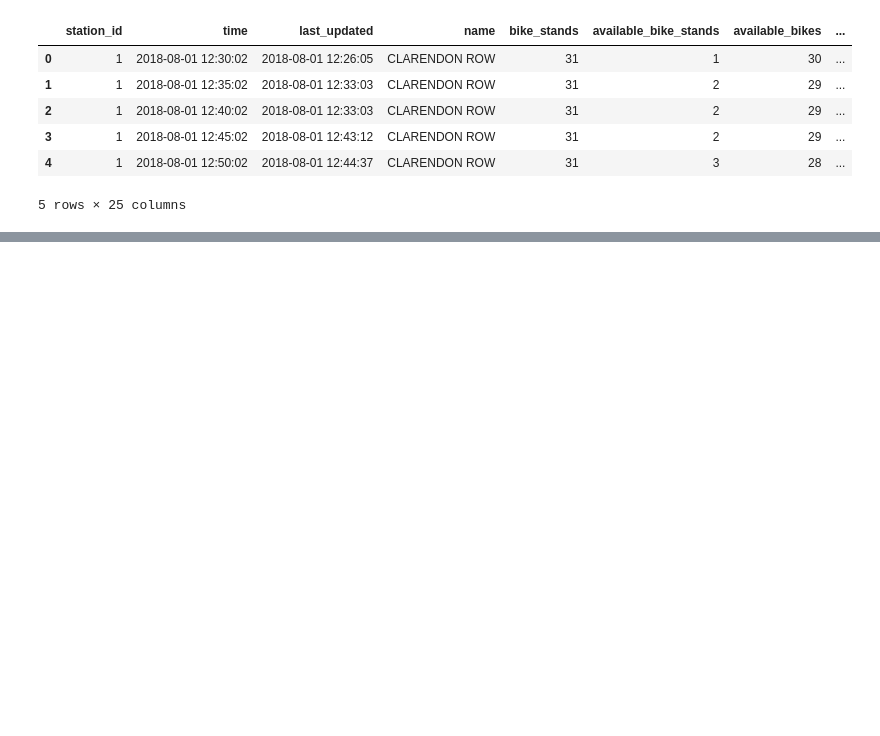
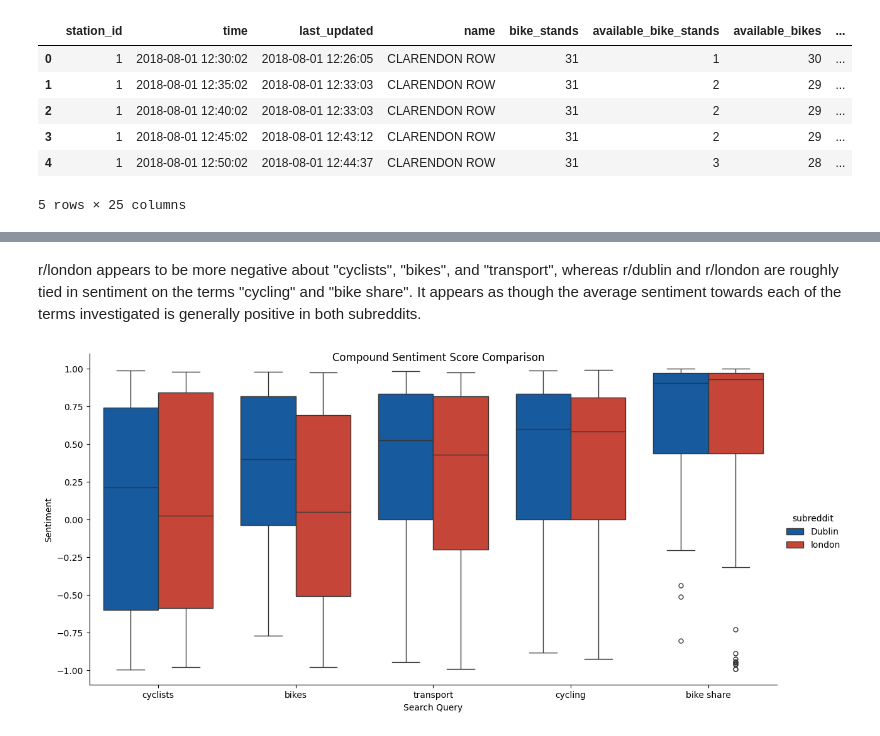
Before and after one commit to step-hen-burke/CA2, a Jupyter notebook: data_processing.ipynb, the cells around one changed output, grey strips where cells are left out. Drawn from its saved outputs; the diff is of its cells as text; code cells hidden in the pictures; blank space fills up the shorter version.

```diff
--- a/data_processing.ipynb
+++ b/data_processing.ipynb
@@ -1087,0 +1104,19 @@ weather_population_dublin_bikes.to_parquet(dublin_bike_folder/'combined_data_wea
+# %%
+from nltk.sentiment import SentimentIntensityAnalyzer
+from nltk.tokenize import word_tokenize
+from nltk.corpus import stopwords
+from nltk.stem import WordNetLemmatizer
+import string
+import contractions
+
+lemmatizer = WordNetLemmatizer()
+stop_words = set(stopwords.words('english'))
+
+def text_preprocess(text):
+    # splitting and rejoining removes double whitespace, newline characters, etc.
+    lower_text = ' '.join(text.split())
+    fixed_text = contractions.fix(text)
+    tokens = word_tokenize(fixed_text)
+    filtered_tokens = [x for x in tokens if x not in stop_words and x not in string.punctuation]
+    lemmatized_tokens = [lemmatizer.lemmatize(x) for x in filtered_tokens]
+    return ' '.join(lemmatized_tokens).lower()
@@ -1087,0 +1213,10 @@ weather_population_dublin_bikes.to_parquet(dublin_bike_folder/'combined_data_wea
+# %% [markdown]
+r/london appears to be more negative about "cyclists", "bikes", and "transport", whereas r/dublin and r/london are roughly tied in sentiment on the terms "cycling" and "bike share". It appears as though the average sentiment towards each of the terms investigated is generally positive in both subreddits.
+# %%
+# Using palette retrieved from colouring for colourblindness
+g = sns.catplot(x='search_query', y='compound', hue='subreddit', kind='box', palette=['#005AB5', '#DC3220'], data=analyzed_sentiment_df, height=6, aspect=2)
+plt.suptitle('Compound Sentiment Score Comparison')
+g.set_axis_labels('Search Query', 'Sentiment')
+plt.show();
+# %% [output]
+[figure, added]
```
Also changed, not shown: parts of 21 cells of this notebook, 2 other files.
